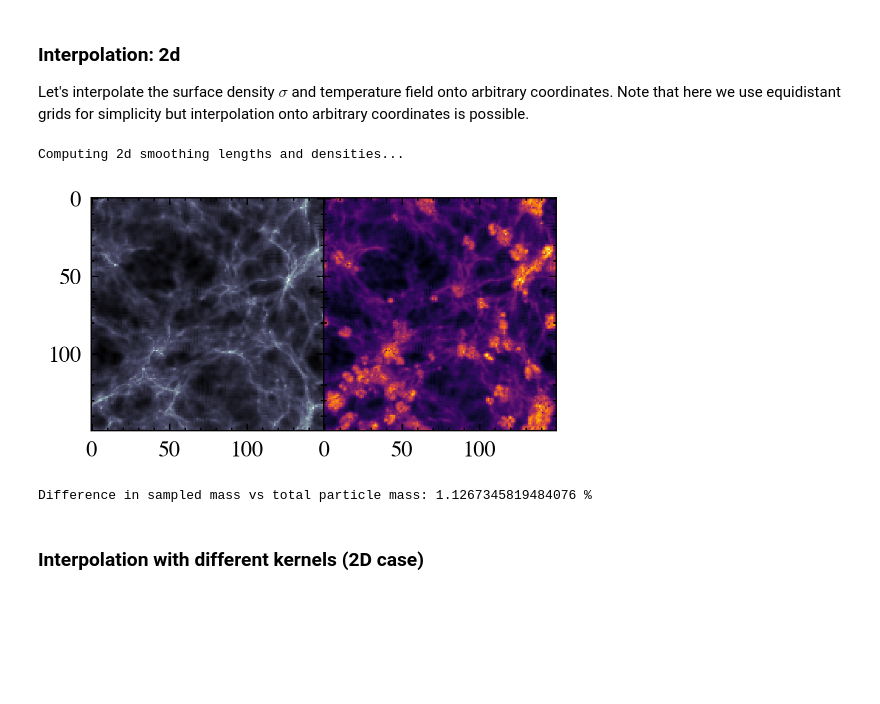
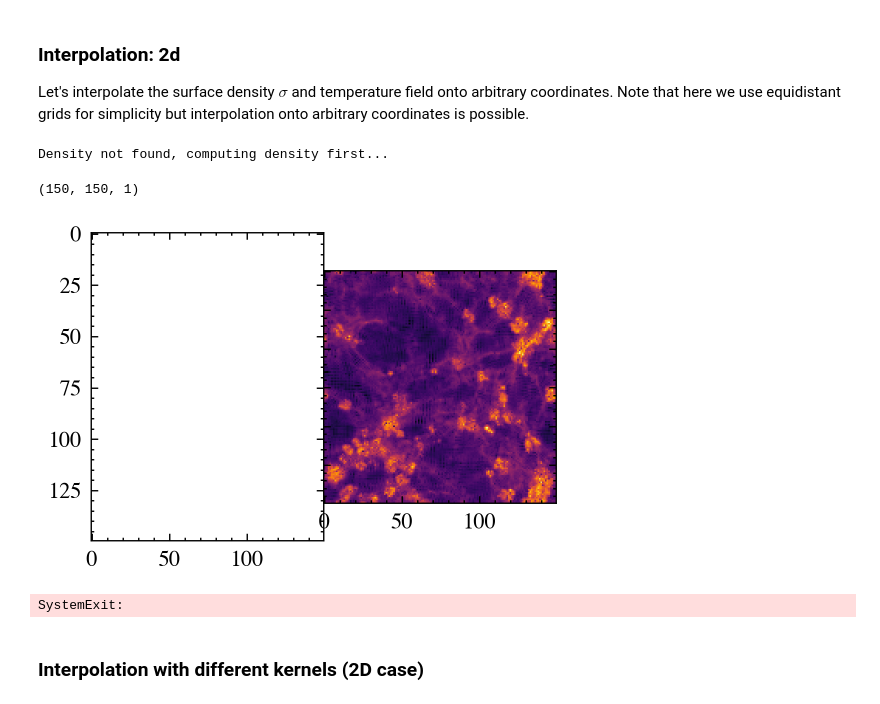
Before and after one commit to maurbe/smudgy, a Jupyter notebook: documentation/Interpolation/interpolation.ipynb, the cells around one changed output. Saved outputs shown, nothing was run; the diff lists cells and outputs as text; code cells hidden in the pictures; blank space fills up the shorter version.

```diff
--- a/documentation/Interpolation/interpolation.ipynb
+++ b/documentation/Interpolation/interpolation.ipynb
@@ -28,7 +29,7 @@ plt.style.use('../../mnras')
 # load some sample data, set boxsize and number of neighbors
 ds = pn.load('../../../data/snapshot_176_128.hdf5')
 boxsize = 15000
-NN = 64
+NN = 32
 
 # access the positions and relevant fields to interpolate
 pos    = ds.gas['pos']
@@ -37,7 +38,7 @@ temp   = ds.gas['temp']
 
 # the code assumes that all positions are within [0, boxsize]
 # you can use the utility function shift_particle_positions if needed
-pos    = shift_particle_positions(pos)
+#pos    = shift_particle_positions(pos)
 
 # define some query coordinates, here we sample a regular grid
 nx = 150
@@ -53,12 +54,9 @@ mask = np.logical_and(pos[:, -1] > 13500,
 pos_masked    = pos[mask]
 masses_masked = masses[mask]
 temp_masked   = temp[mask]
-
-Interpolator = sph_interpolator(
-                                pos_masked[:, :2],
-                                masses_masked,
-                                boxsize,
-                                NN
-                                )
-# %% [output]
-Computing 2d smoothing lengths and densities...
+# %%
+Interpolator = MainClass(pos_masked[:, :2],
+                         masses_masked,
+                         boxsize,
+                         verbose=True
+                         )
@@ -65,3 +65,27 @@ Computing 2d smoothing lengths and densities...
+# %%
+A = Interpolator.interpolate_fields(fields=temp_masked,
+                                    interpolation_positions=grid_2d,
+                                    kernel='gaussian',
+                                    )
+# %% [output]
+Density not found, computing density first...
+# %%
+t_grid  = A.reshape((nx, nx, -1))
+print(t_grid.shape)
+# %% [output]
+(150, 150, 1)
+# %%
+fig, ax = plt.subplots(1, 2, figsize=(3, 2), sharex=True, sharey=True)
+ax[1].imshow(np.log10(t_grid), cmap='inferno')
+
+plt.savefig('../figures/interpolation_2d.png', transparent=True, dpi=300)
+plt.show()
+# %% [output]
+[figure, added]
+# %%
+raise SystemExit
+# %% [output]
+SystemExit:
 # %%
 # Pass the fields to interpolate as a list
 σ = Interpolator.rho
@@ -83,14 +107,10 @@ ax[1].imshow(np.log10(t_grid), cmap='inferno')
 
 plt.savefig('../figures/interpolation_2d.png', transparent=True, dpi=300)
 plt.show()
-# %% [output]
-[figure, removed]
 # %%
 total_mass_sim = masses_masked.sum()
 total_mass_grid = σ_grid.mean() * boxsize**2
 print('Difference in sampled mass vs total particle mass:', abs(100 * (1-total_mass_sim / total_mass_grid)), '%')
-# %% [output]
-Difference in sampled mass vs total particle mass: 1.1267345819484076 %
 # %% [markdown]
 ### Interpolation with different kernels (2D case)
 # %%
```
Also changed, not shown: parts of 9 cells of this notebook, 16 other files.
